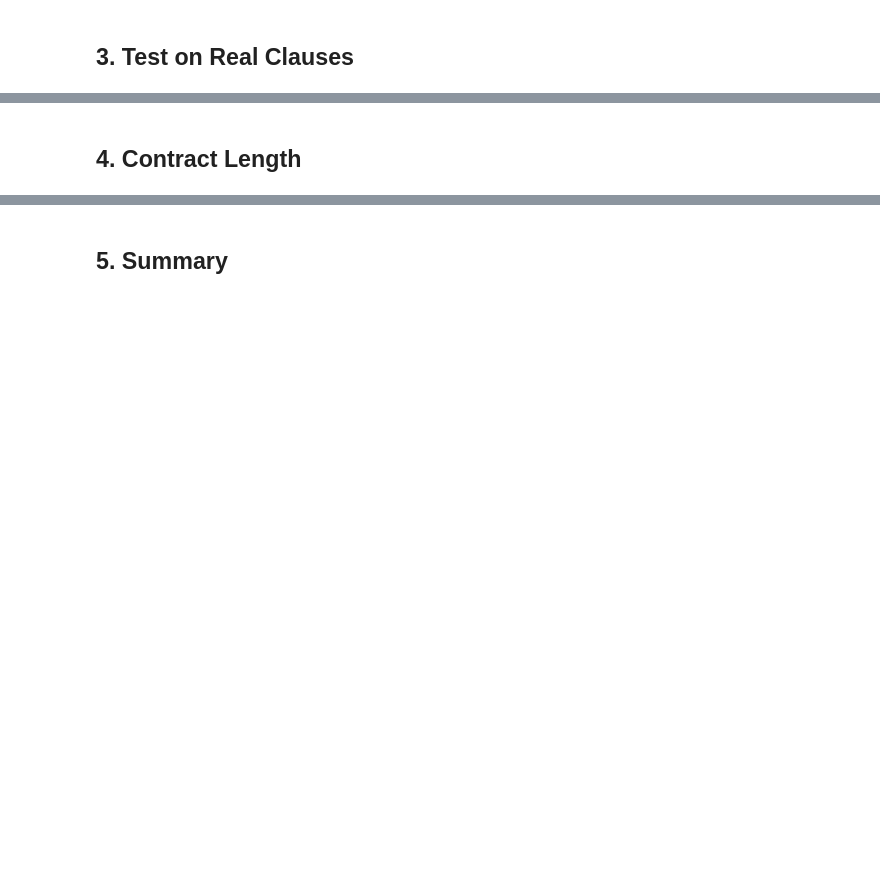
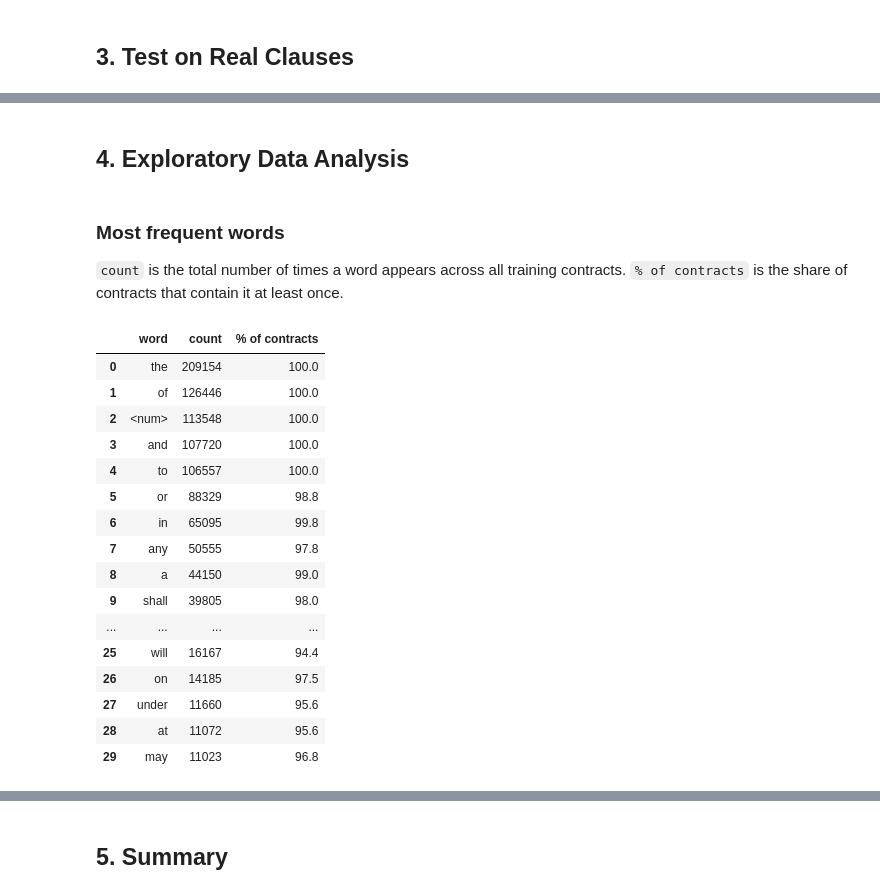
Before and after one commit to Break-Through-Tech/Accenture-1H-contract-review-challenge, a Jupyter notebook: notebooks/Tokenization.ipynb, the cells around one changed output, grey strips where cells are left out. Saved outputs shown, nothing was run; the diff lists cells and outputs as text; code cells hidden in the pictures; blank space fills up the shorter version.

```diff
--- a/notebooks/Tokenization.ipynb
+++ b/notebooks/Tokenization.ipynb
@@ -98,6 +200,8 @@ def get_clauses(cuad_json, category):
     clauses = []
     for contract in cuad_json['data']:
         for paragraph in contract['paragraphs']:
-            if paragraph['category'] == category:
-                clauses.append({"title": contract['title'], "context": paragraph['context']})
+            for qa in paragraph['qas']:
+                if get_category(qa['question']) == category:
+                    for answer in qa['answers']:
+                        clauses.append({"title": contract['title'], "clause": answer['text']})
     return pd.DataFrame(clauses)
@@ -104,3 +210,7 @@ def get_clauses(cuad_json, category):
 # %%
-len(get_clauses(train_json, "Confidentiality"))
+government_clauses = get_clauses(train_json, "Governing Law")
+cap_clauses = get_clauses(train_json, "Cap On Liability")
+
+print("Governing Law Clauses:", len(government_clauses))
+print("Cap On Liability Clauses:", len(cap_clauses))
 # %% [output]
@@ -107,0 +219,5 @@ KeyError: 'category'
+# %%
+for text in government_clauses['clause'].head(3):
+    print(text)
+    print(tokenize_words(text))
+    print("-" * 80)
@@ -107,0 +234,5 @@ KeyError: 'category'
+# %%
+for text in cap_clauses['clause'].head(3):
+    print(text)
+    print(tokenize_words(text))
+    print("-" * 80)
@@ -108,2 +263,34 @@ KeyError: 'category'
 # %% [markdown]
-## 4. Contract Length
+## 4. Exploratory Data Analysis
+# %% [markdown]
+### Most frequent words
+`count` is the total number of times a word appears across all training contracts. `% of contracts` is the share of contracts that contain it at least once.
+# %%
+word_counts = Counter()   # total times each word appears
+doc_counts = Counter()    # number of contracts each word appears in
+for text in train_contracts['context']:
+    tokens = tokenize_words(text)
+    word_counts.update(tokens)
+    doc_counts.update(set(tokens))
+
+top = pd.DataFrame(word_counts.most_common(30), columns=['word', 'count'])
+top['% of contracts'] = (top['word'].map(doc_counts) / len(train_contracts) * 100).round(1)
+top
+# %% [output]
+|  | word | count | % of contracts |
+| 0 | the | 209154 | 100.0 |
+| 1 | of | 126446 | 100.0 |
+| 2 | <num> | 113548 | 100.0 |
+| 3 | and | 107720 | 100.0 |
+| 4 | to | 106557 | 100.0 |
+| 5 | or | 88329 | 98.8 |
+| 6 | in | 65095 | 99.8 |
+| 7 | any | 50555 | 97.8 |
+| 8 | a | 44150 | 99.0 |
+| 9 | shall | 39805 | 98.0 |
+| ... | ... | ... | ... |
+| 25 | will | 16167 | 94.4 |
+| 26 | on | 14185 | 97.5 |
+| 27 | under | 11660 | 95.6 |
+| 28 | at | 11072 | 95.6 |
+| 29 | may | 11023 | 96.8 |
```
Also changed, not shown: parts of 42 cells of this notebook.
